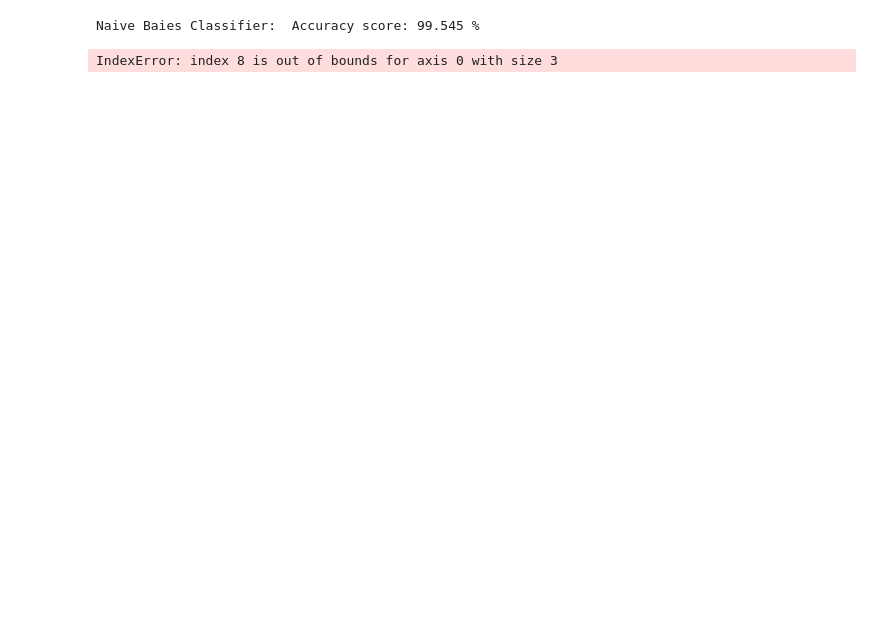
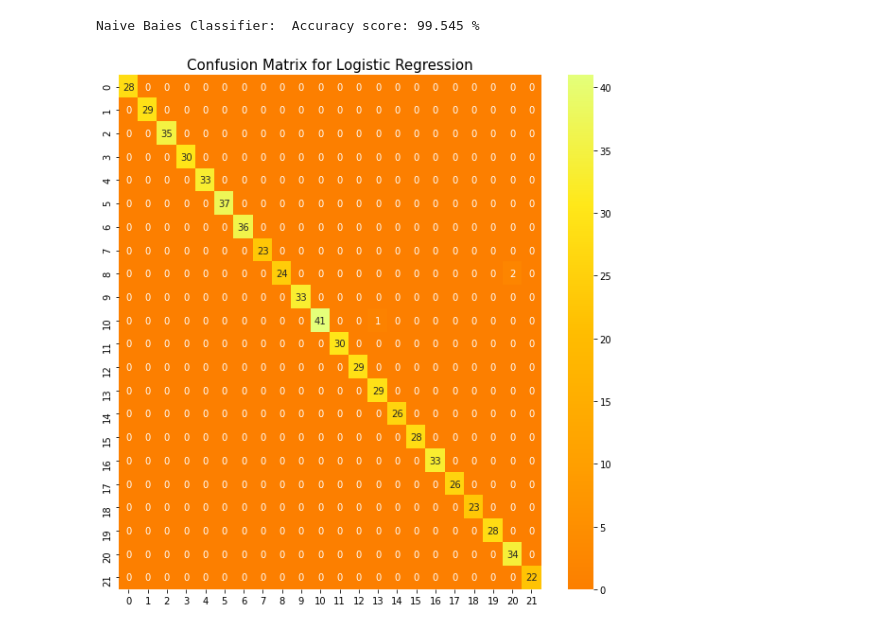
Before and after one commit to BarnesToby/ML_Crop_Recommendation, a Jupyter notebook: ML_crop.ipynb, the cells around one changed output. Cells and saved outputs as stored; diff of their text form; code cells hidden in the pictures.

```diff
--- a/ML_crop.ipynb
+++ b/ML_crop.ipynb
@@ -51,24 +81,12 @@ score_percent = score * 100
 print("Naive Baies Classifier: ", 'Accuracy score: %.3f' % score_percent, "%")
 # %% [output]
 Naive Baies Classifier:  Accuracy score: 99.545 %
-# %%
-from sklearn.datasets import load_wine
-
-wine = load_wine()
-X = wine.data
-y = wine.target
-
-import matplotlib.pyplot as plt
-from sklearn.tree import plot_tree
-
-fig = plt.figure(figsize=(15, 10))
-plot_tree(RFC_Model.estimators_[0],
-          feature_names=wine.feature_names,
-          class_names=wine.target_names,
-          filled=True, impurity=True,
-          rounded=True)
-
-# https://towardsdatascience.com/4-ways-to-visualize-individual-decision-trees-in-a-random-forest-7a9beda1d1b7
-# %% [output]
-IndexError: index 8 is out of bounds for axis 0 with size 3
-[figure, removed]
+# %%
+#Evaluating Model Performance by using confusion matrix
+plt.rcParams['figure.figsize'] = [10,10]
+cm_NB = confusion_matrix(Y_test, Y_prediction_RFC)
+sns.heatmap(cm_NB, annot = True, cmap = 'Wistia_r')
+plt.title('Confusion Matrix for Logistic Regression', fontsize=15)
+plt.show()
+# %% [output]
+[figure, added]
```
Also changed, not shown: parts of 6 cells of this notebook, 3 other files.
